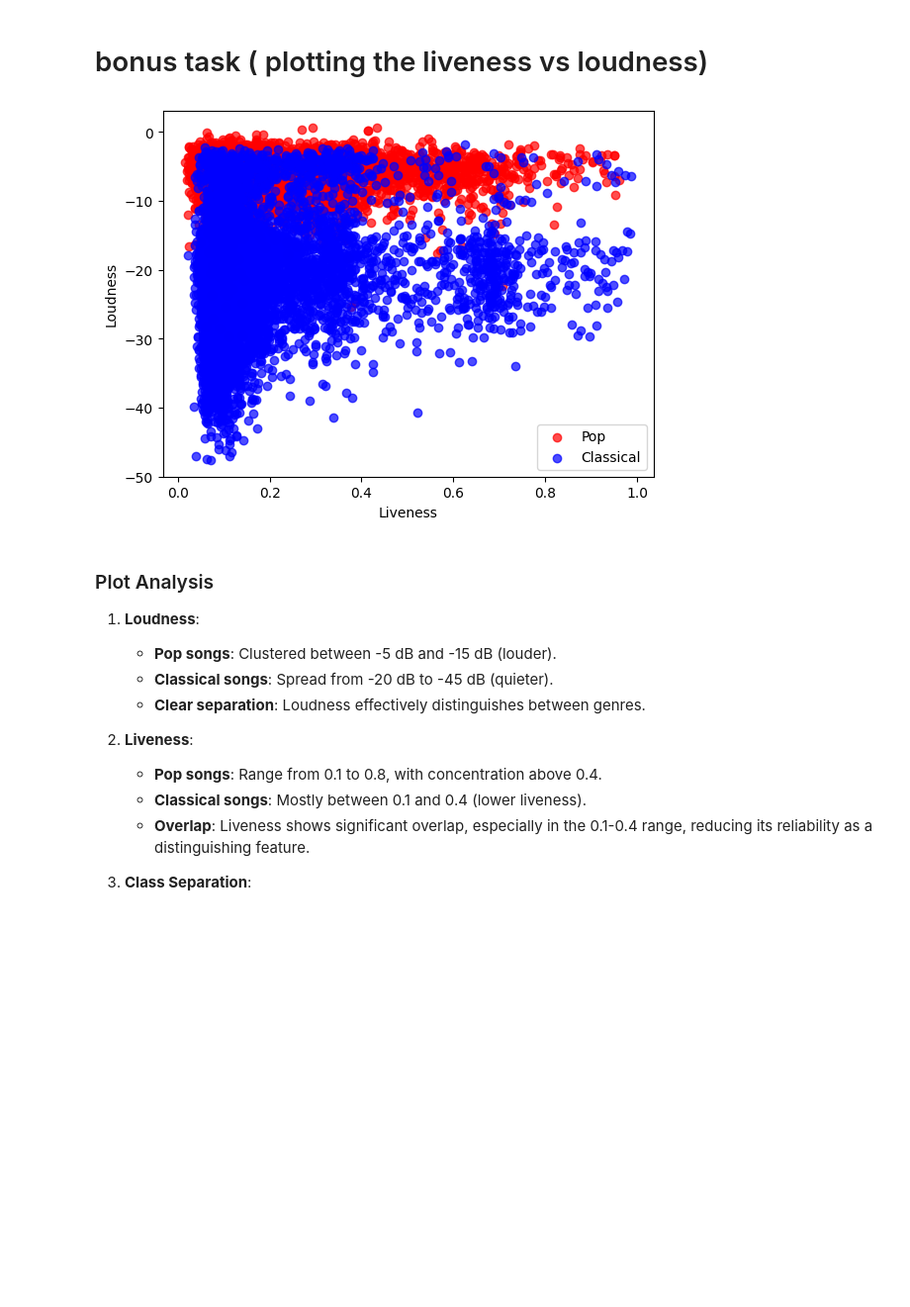
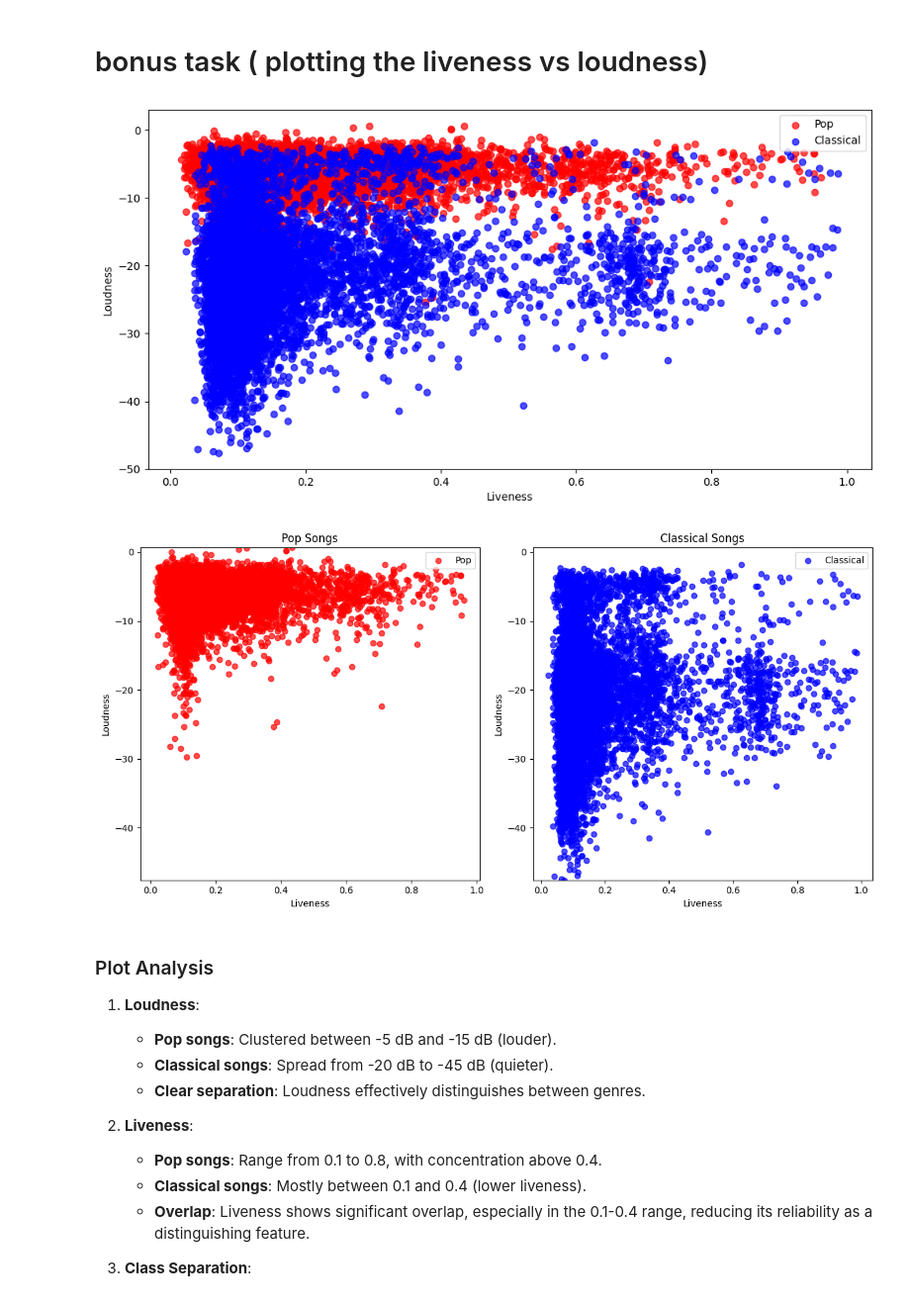
Before and after one commit to tihassfjord/RepDatWest, a Jupyter notebook: code/assignment1_2.ipynb, the cells around one changed output. Shown: that part at 99% size. Drawn from its saved outputs; the diff is of its cells as text; code cells hidden in the pictures; blank space fills up the shorter version.

```diff
--- a/code/assignment1_2.ipynb
+++ b/code/assignment1_2.ipynb
@@ -99,20 +106,48 @@ Test Labels shape: (3729,)
 Here the data is split up into test/train set. The dataset is shuffled before splitting, this randomizes the order of the data, and potentially prevents any biases or patterns that might affect model performance.
 # %% [markdown]
 # bonus task ( plotting the liveness vs loudness)
-# %%
-# extract the features for Pop and Classical songs
-pop_features = features[labels == 1]
-classical_features = features[labels == 0]
-
-# plot the features
-plt.scatter(pop_features[:, 0], pop_features[:, 1], color='red', label='Pop', alpha=0.7)
-plt.scatter(classical_features[:, 0], classical_features[:, 1], color='blue', label='Classical',alpha=0.7)
-plt.xlabel('Liveness')
-plt.ylabel('Loudness')
-plt.legend()
-plt.show()
-# %% [output]
-[figure, removed]
+# %%
+# extract the features for Pop and Classical songs
+pop_features = features[labels == 1]
+classical_features = features[labels == 0]
+
+# plot the features
+plt.figure(figsize=(12, 6))
+plt.scatter(pop_features[:, 0], pop_features[:, 1], color='red', label='Pop', alpha=0.7)
+plt.scatter(classical_features[:, 0], classical_features[:, 1], color='blue', label='Classical',alpha=0.7)
+plt.xlabel('Liveness')
+plt.ylabel('Loudness')
+plt.legend()
+
+# Create subplots with two plots side by side
+fig, axs = plt.subplots(1, 2, figsize=(12, 6))  # 1 row, 2 columns
+
+# Determine the y-axis limits based on the loudness values (y-values)
+y_min = min(pop_features[:, 1].min(), classical_features[:, 1].min())
+y_max = max(pop_features[:, 1].max(), classical_features[:, 1].max())
+
+# Plot for Pop songs
+axs[0].scatter(pop_features[:, 0], pop_features[:, 1], color='red', label='Pop', alpha=0.7)
+axs[0].set_xlabel('Liveness')
+axs[0].set_ylabel('Loudness')
+axs[0].set_title('Pop Songs')
+axs[0].set_ylim([y_min, y_max])  # Set the same y-axis limits for both plots
+axs[0].legend()
+
+# Plot for Classical songs
+axs[1].scatter(classical_features[:, 0], classical_features[:, 1], color='blue', label='Classical', alpha=0.7)
+axs[1].set_xlabel('Liveness')
+axs[1].set_ylabel('Loudness')
+axs[1].set_title('Classical Songs')
+axs[1].set_ylim([y_min, y_max])  # Set the same y-axis limits for both plots
+axs[1].legend()
+
+# Show the plots
+plt.tight_layout()  # Adjust layout to prevent overlap
+plt.show()
+# %% [output]
+[figure, added]
+[figure, added]
 # %% [markdown]
 ### Plot Analysis
 
```
Also changed, not shown: parts of 7 cells of this notebook.
